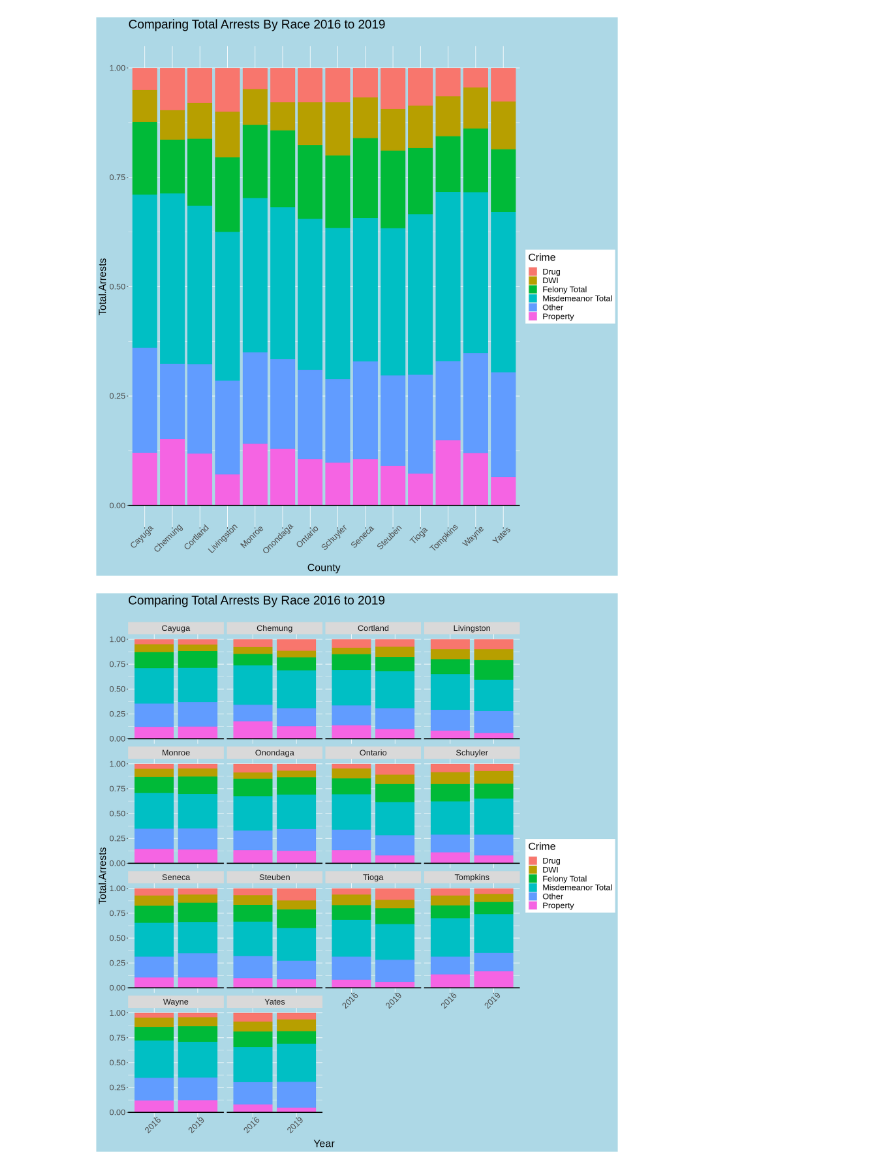
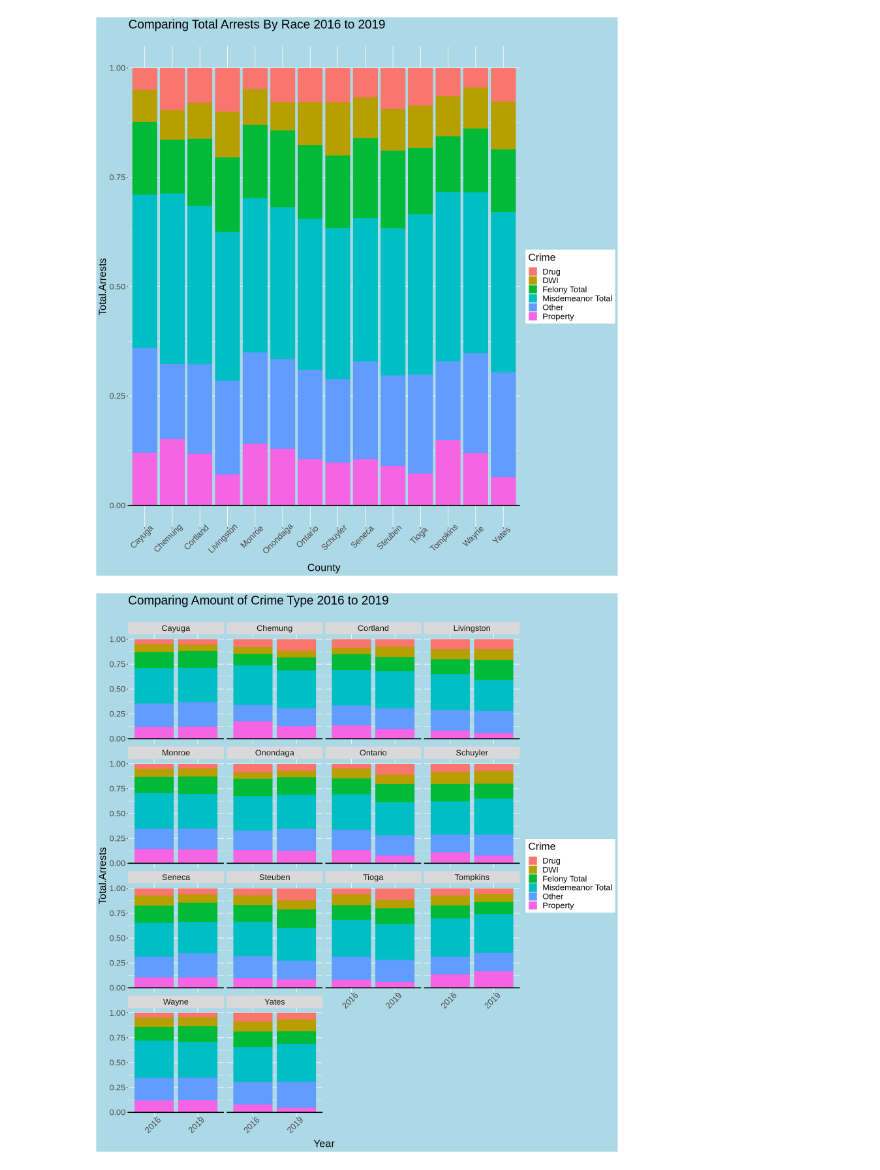
Before and after one commit to JF11579/New-Stuff, a Jupyter notebook: CGR_5.ipynb, the cells around one changed output. Cells and saved outputs as stored; diff of their text form; code cells hidden in the pictures.

```diff
--- a/CGR_5.ipynb
+++ b/CGR_5.ipynb
@@ -1088,15 +1100,15 @@ Crime_Compostion$Year <- as.factor(Crime_Compostion$Year)
 # %%
  ggplot(Crime_Compostion, aes(Year, Total.Arrests,fill = Crime )) +
                               geom_bar(position = "fill",  ,stat = "identity")+
                                theme(text = element_text(size=20),
                                 axis.text.x = element_text(angle= 45, hjust=0.75)) +
                     theme(plot.background = element_rect(fill = "light blue"),
                       panel.background = element_rect(fill = "light blue")) +
-                       labs(title = "Comparing Total Arrests By Race 2016 to 2019",
+                       labs(title = "Comparing Amount of Crime Type 2016 to 2019",
                 subtitle = "")+
                  guides(fill = guide_legend(reverse= FALSE))+
                  geom_hline(yintercept= 0, linetype="solid",
                 color = "black", size=1)+
                 facet_wrap(~County)
 # %% [output]
-[figure, old version]
+[figure, new version]
```
Also changed, not shown: parts of 12 cells of this notebook.
